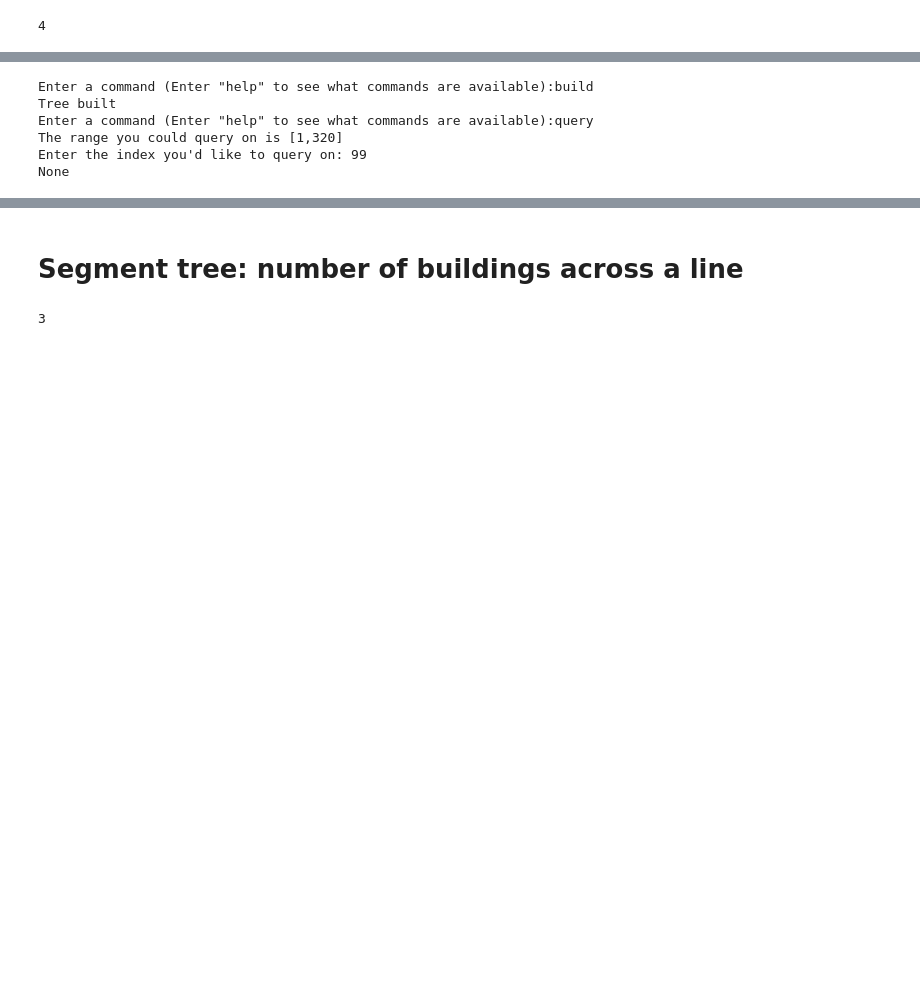
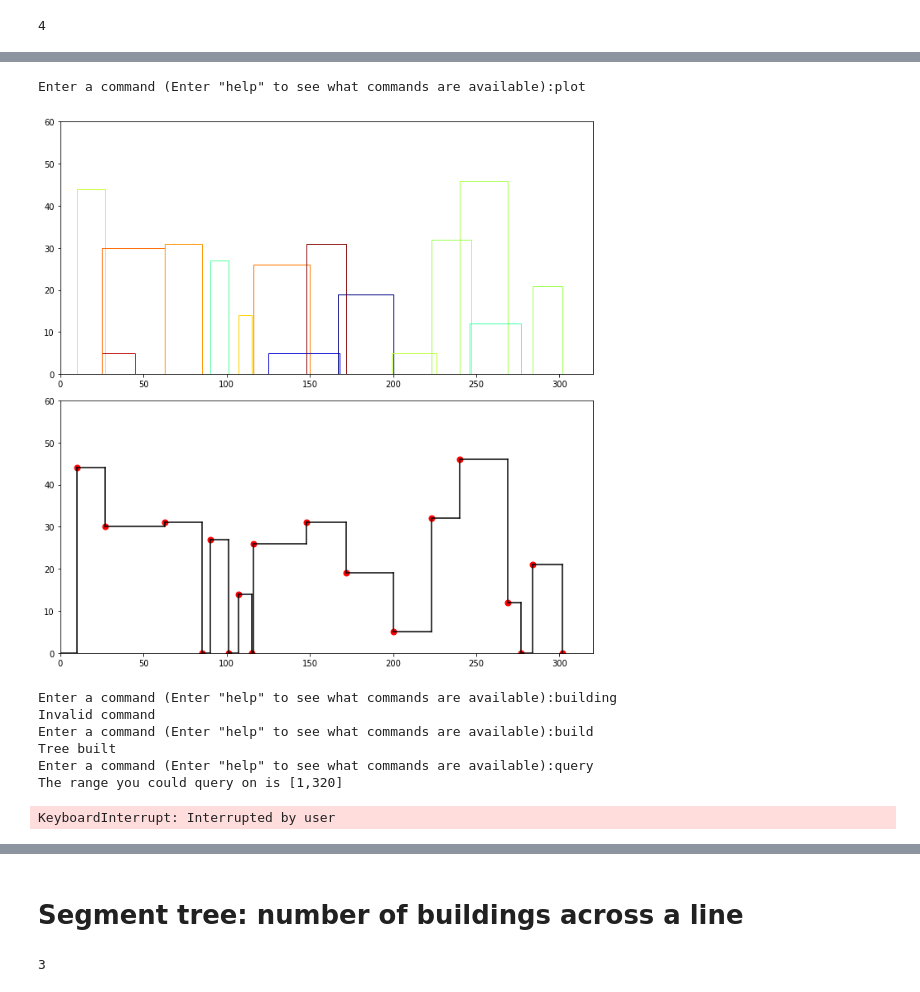
Before and after one commit to ZiqiXu404/Computational-Geometry-Final-Project, a Jupyter notebook: sweepline.ipynb, the cells around one changed output, grey strips where cells are left out. Drawn from its saved outputs; the diff is of its cells as text; code cells hidden in the pictures; blank space fills up the shorter version.

```diff
--- a/sweepline.ipynb
+++ b/sweepline.ipynb
@@ -209,11 +272,12 @@ countBuildingsAt(myTree, 36)
 # %%
-N = 15        # number of rectangles
-width = 20    # max-width of each rectangle
-height = 50   # max-height of each rectangle
-prev = 10     # smallest starting point of 1st rectangle
-xRange = (N+1)*width  # canvas x range
-yRange = 60           # canvas y range
-buildings = randomBuildings(N, width, height, prev)
+# N = 15        # number of rectangles
+# width = 20    # max-width of each rectangle
+# height = 50   # max-height of each rectangle
+# prev = 10     # smallest starting point of 1st rectangle
+# xRange = (N+1)*width  # canvas x range
+# yRange = 60           # canvas y range
+# buildings = randomBuildings(N, width, height, prev)
+myTree = None
 
 while True:
     command = input("Enter a command (Enter \"help\" to see what commands are available):")
@@ -229,40 +293,42 @@ while True:
         prev = 10     # smallest starting point of 1st rectangle
         xRange = (N+1)*width  # canvas x range
         yRange = 60           # canvas y range
         buildings = randomBuildings(N, width, height, prev)
 
         # Create a canvas
         plt.rcParams["figure.figsize"] = [9.50, 9.50]
         plt.rcParams["figure.autolayout"] = True
         fig, (ax1, ax2) = plt.subplots(2)
 
         # Plot the randomly generated rectangles
         drawRectangles(buildings, xRange, yRange, ax1)
 
         # Compute the skyline
         after = getSkyline(buildings)
 
         # Plot the skyline
         drawContour(after, xRange, yRange, ax2)
         plt.show()
     elif command == "build":
         myTree = segTree(xRange)
         addBuildings(myTree, buildings)
         print("Tree built")
     elif command == "query":
         if myTree:
             print("The range you could query on is [1,%d]" % xRange)
             n = int(input("Enter the index you'd like to query on: "))
-            res = myTree.query(n)
-#             res = countBuildingsAt(myTree, n)
-            print(res)
-#             print("The number of buildings on %d is %d\n" % (n, res))
+            res = countBuildingsAt(myTree, n)
+#             print(res)
+            print("The number of buildings on %d is %d\n" % (n, res))
     else:
         print("Invalid command")
 # %% [output]
-Enter a command (Enter "help" to see what commands are available):build
-Tree built
-Enter a command (Enter "help" to see what commands are available):query
-The range you could query on is [1,320]
-Enter the index you'd like to query on: 99
-None
+Enter a command (Enter "help" to see what commands are available):plot
+[figure, added]
+Enter a command (Enter "help" to see what commands are available):building
+Invalid command
+Enter a command (Enter "help" to see what commands are available):build
+Tree built
+Enter a command (Enter "help" to see what commands are available):query
+The range you could query on is [1,320]
+KeyboardInterrupt: Interrupted by user
```
Also changed, not shown: parts of 9 cells of this notebook.
